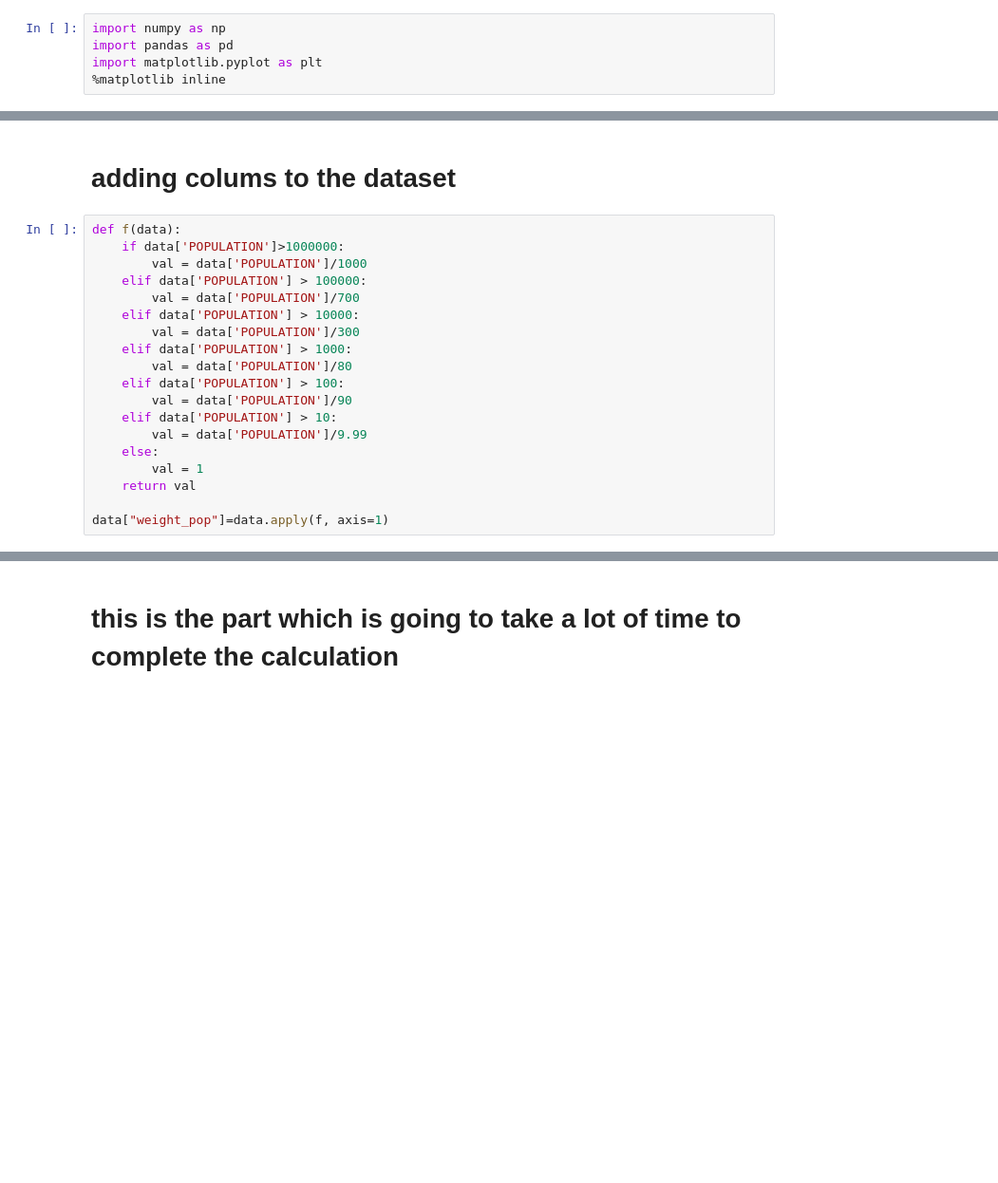
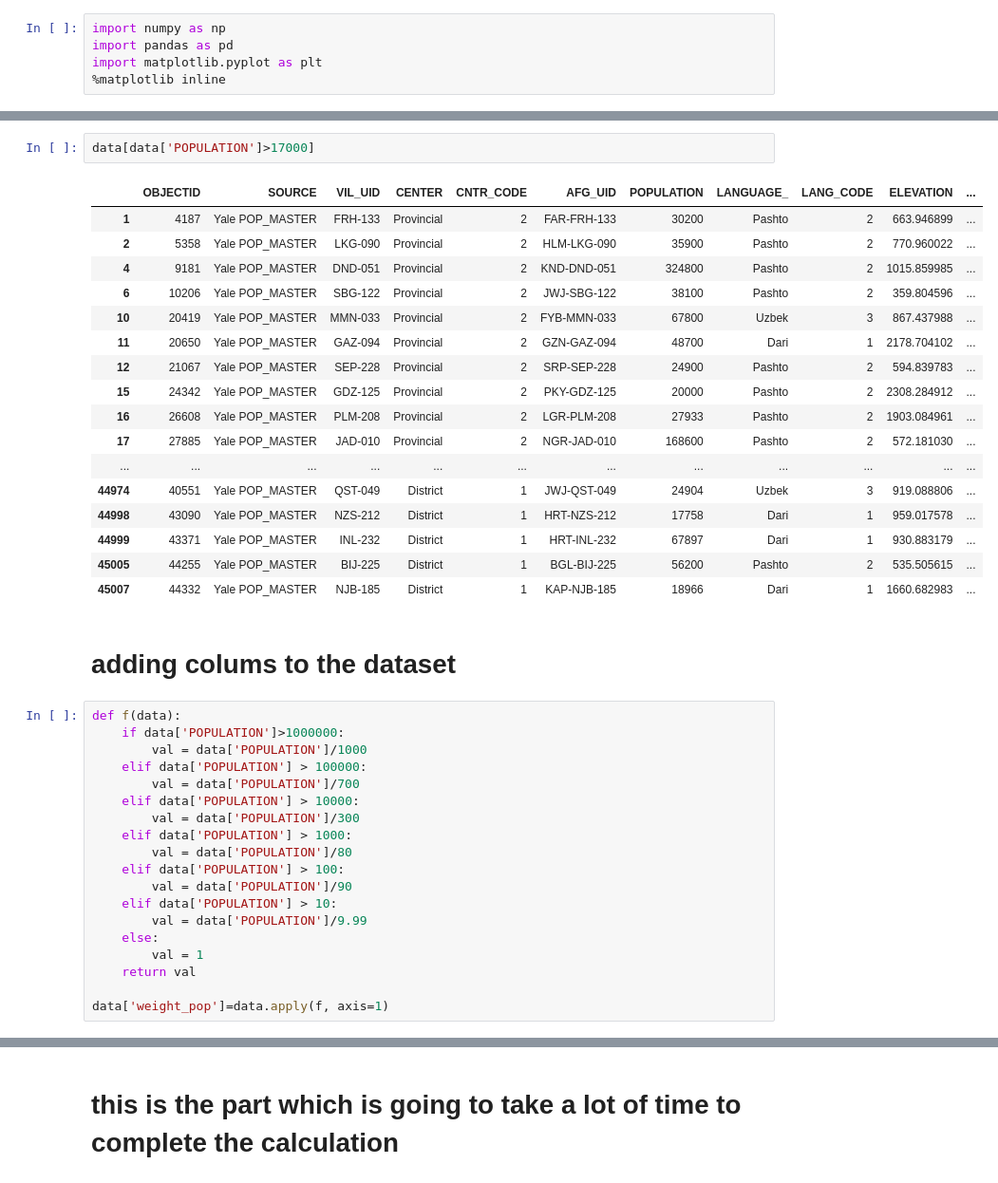
Before and after one commit to 23KEN23/Optimization, a Jupyter notebook: model reduction/model reduction bis.ipynb, the cells around one changed output, grey strips where cells are left out. Shown at 95% size. Saved outputs shown, nothing was run; the diff lists cells and outputs as text; blank space fills up the shorter version.

```diff
--- a/model reduction/model reduction bis.ipynb
+++ b/model reduction/model reduction bis.ipynb
@@ -16,3 +13,23 @@ data.head(3) # just to make sure the data set was well imported
+# %%
+data[data['POPULATION']>17000]
+# %% [output]
+|  | OBJECTID | SOURCE | VIL_UID | CENTER | CNTR_CODE | AFG_UID | POPULATION | LANGUAGE_ | LANG_CODE | ELEVATION | ... |
+| 1 | 4187 | Yale POP_MASTER | FRH-133 | Provincial | 2 | FAR-FRH-133 | 30200 | Pashto | 2 | 663.946899 | ... |
+| 2 | 5358 | Yale POP_MASTER | LKG-090 | Provincial | 2 | HLM-LKG-090 | 35900 | Pashto | 2 | 770.960022 | ... |
+| 4 | 9181 | Yale POP_MASTER | DND-051 | Provincial | 2 | KND-DND-051 | 324800 | Pashto | 2 | 1015.859985 | ... |
+| 6 | 10206 | Yale POP_MASTER | SBG-122 | Provincial | 2 | JWJ-SBG-122 | 38100 | Pashto | 2 | 359.804596 | ... |
+| 10 | 20419 | Yale POP_MASTER | MMN-033 | Provincial | 2 | FYB-MMN-033 | 67800 | Uzbek | 3 | 867.437988 | ... |
+| 11 | 20650 | Yale POP_MASTER | GAZ-094 | Provincial | 2 | GZN-GAZ-094 | 48700 | Dari | 1 | 2178.704102 | ... |
+| 12 | 21067 | Yale POP_MASTER | SEP-228 | Provincial | 2 | SRP-SEP-228 | 24900 | Pashto | 2 | 594.839783 | ... |
+| 15 | 24342 | Yale POP_MASTER | GDZ-125 | Provincial | 2 | PKY-GDZ-125 | 20000 | Pashto | 2 | 2308.284912 | ... |
+| 16 | 26608 | Yale POP_MASTER | PLM-208 | Provincial | 2 | LGR-PLM-208 | 27933 | Pashto | 2 | 1903.084961 | ... |
+| 17 | 27885 | Yale POP_MASTER | JAD-010 | Provincial | 2 | NGR-JAD-010 | 168600 | Pashto | 2 | 572.181030 | ... |
+| ... | ... | ... | ... | ... | ... | ... | ... | ... | ... | ... | ... |
+| 44974 | 40551 | Yale POP_MASTER | QST-049 | District | 1 | JWJ-QST-049 | 24904 | Uzbek | 3 | 919.088806 | ... |
+| 44998 | 43090 | Yale POP_MASTER | NZS-212 | District | 1 | HRT-NZS-212 | 17758 | Dari | 1 | 959.017578 | ... |
+| 44999 | 43371 | Yale POP_MASTER | INL-232 | District | 1 | HRT-INL-232 | 67897 | Dari | 1 | 930.883179 | ... |
+| 45005 | 44255 | Yale POP_MASTER | BIJ-225 | District | 1 | BGL-BIJ-225 | 56200 | Pashto | 2 | 535.505615 | ... |
+| 45007 | 44332 | Yale POP_MASTER | NJB-185 | District | 1 | KAP-NJB-185 | 18966 | Dari | 1 | 1660.682983 | ... |
 # %% [markdown]
 # adding colums to the dataset
 # %%
@@ -33,7 +50,7 @@ def f(data):
         val = 1
     return val
 
-data["weight_pop"]=data.apply(f, axis=1)
+data['weight_pop']=data.apply(f, axis=1)
 # %%
 def g(data):
     if data['POPULATION']>1000000:
```
Also changed, not shown: parts of 15 cells of this notebook.
